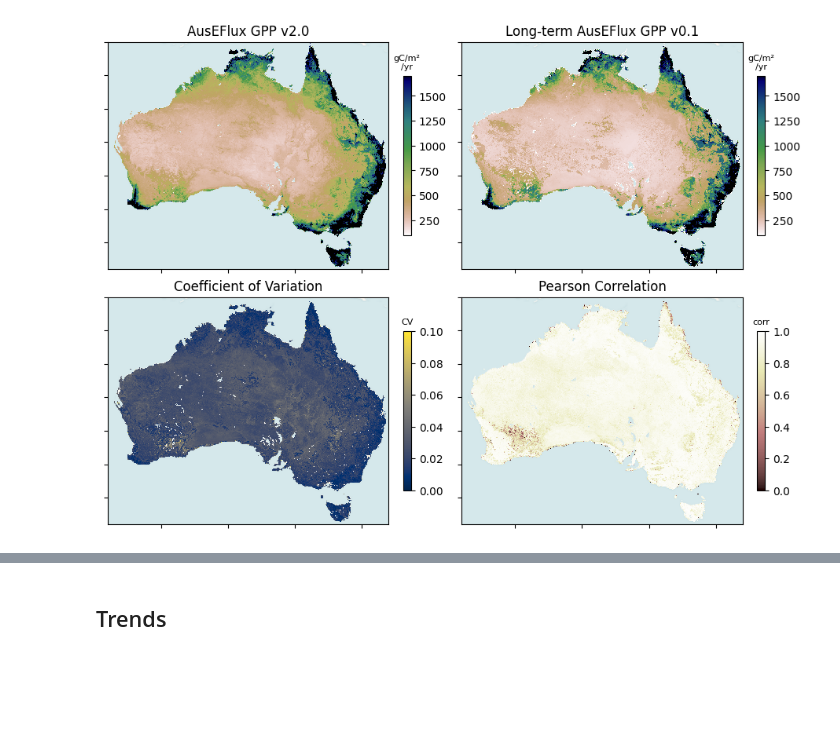
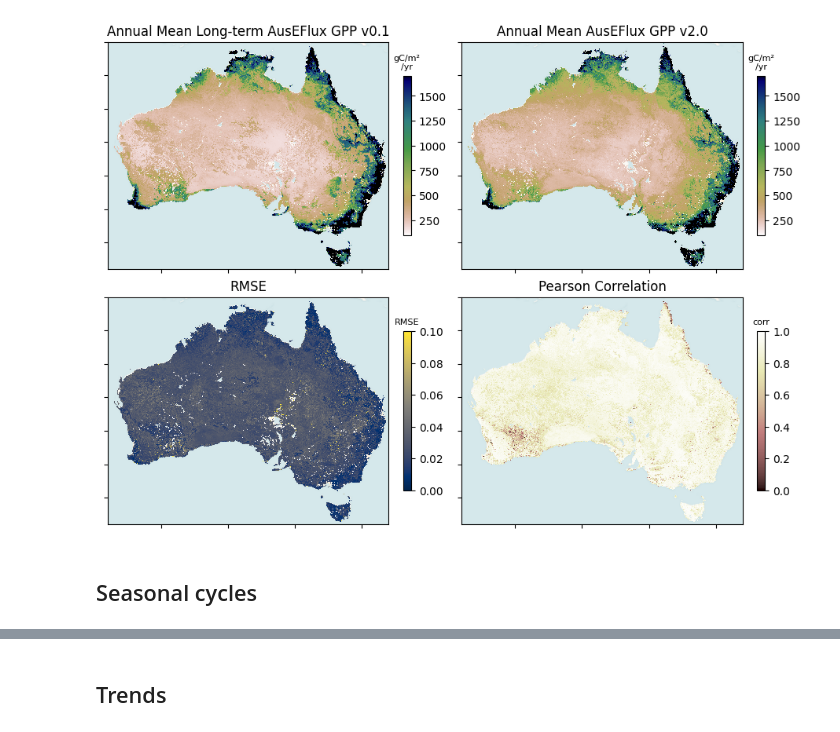
Before and after one commit to cbur24/Aus_CO2_fertilisation, a Jupyter notebook: notebooks/analysis/Compare_AusEFlux_versions.ipynb, the cells around one changed output, grey strips where cells are left out. Cells and saved outputs as stored; diff of their text form; code cells hidden in the pictures; blank space fills up the shorter version.

```diff
--- a/notebooks/analysis/Compare_AusEFlux_versions.ipynb
+++ b/notebooks/analysis/Compare_AusEFlux_versions.ipynb
@@ -45 +88,12 @@ mask = ~np.isnan(mean_2003)
+# %%
+# Long term means
+mean_v1= ds_v1.sel(time=slice('2003','2022')).mean('time')
+mean_v2 = ds_v2.sel(time=slice('2003','2022')).mean('time')
+
+#nan mask
+mask = ~np.isnan(mean_v2[f'{var}_median'])
+
+# Annual mean timeseries
+annual_mean_v1 = ds_v1.resample(time='YE').sum().where(mask)
+annual_mean_v2 = ds_v2.resample(time='YE').sum().where(mask)
 # %%
@@ -70,52 +136,51 @@ import xskillscore as xs
 # %%
-corr = xr.corr(ds_2003.sel(time=slice('2003','2022')), ds_1982.sel(time=slice('2003','2022')), dim='time').rename('Pearson Correlation')
+corr = xr.corr(ds_v2[f'{var}_median'].sel(time=slice('2003','2022')),
+               ds_v1[f'{var}_median'].sel(time=slice('2003','2022')), dim='time').rename('Pearson Correlation')
 
-cv = xs.rmse(ds_2003.sel(time=slice('2003','2022')), ds_1982.sel(time=slice('2003','2022')),
-                dim='time', skipna=True).rename('CV')
-cv = cv/annual_mean_2003.mean('time').where(mask)
+cv = xs.rmse(ds_v2[f'{var}_median'].sel(time=slice('2003','2022')),
+             ds_v1[f'{var}_median'].sel(time=slice('2003','2022')), dim='time', skipna=True).rename('CV')
+cv = cv/annual_mean_v2[f'{var}_median'].mean('time')
 
-corr_data = [annual_mean_2003.mean('time').where(mask),
-             annual_mean_1982.mean('time').where(mask),
-             # ((mean_2003 - mean_1982) / mean_2003 * 100),
+corr_data = [annual_mean_v1[f'{var}_median'].sel(time=slice('2003','2022')).mean('time'),
+             annual_mean_v2[f'{var}_median'].sel(time=slice('2003','2022')).mean('time'),
              cv,
              corr]
 # %%
-products=[f'AusEFlux GPP {version}', 'Long-term AusEFlux GPP v0.1',
-          'Coefficient of Variation', 'Pearson Correlation']
+products=[f'Annual Mean Long-term AusEFlux {var} v0.1', f'Annual Mean AusEFlux {var} v2.0',
+          'RMSE', 'Pearson Correlation']
 cmaps = ['gist_earth_r', 'gist_earth_r', 'cividis', 'pink']
 
 fig,axes = plt.subplots(2,2, figsize=(9,6.5), sharey=True, sharex=True, layout='constrained')
 
 for ax, ds, n, cmap in zip(axes.ravel(), corr_data, products, cmaps):
     if cmap=='pink':
         vmin=0
         vmax=1.0
         im = ds.plot(vmin=vmin, vmax=vmax, cmap=cmap, ax=ax, add_colorbar=False)
         title='corr'
 
     if cmap=='cividis':
-        vmin=0
-        vmax=0.10
+        vmin = 0
+        vmax = 0.1
         im = ds.plot(vmin=vmin, vmax=vmax, cmap=cmap, ax=ax, add_colorbar=False)
-        title='CV'
+        title='RMSE'
 
     if cmap=='gist_earth_r':
         vmin=100
         vmax=1700
         im = ds.plot(vmin=vmin, vmax=vmax, cmap=cmap, ax=ax, add_colorbar=False)
         title='gC/m\N{SUPERSCRIPT TWO}\n/yr'
 
     cbar = plt.colorbar(im, ax=ax, shrink=0.7)
     cbar.ax.set_title(title, fontsize=8)
     # cbar.ax.yaxis.set_major_formatter(FormatStrFormatter('%.0f'))
     ctx.add_basemap(ax, source=ctx.providers.CartoDB.VoyagerNoLabels, crs='EPSG:4326', attribution='', attribution_size=1)
     ax.set_title(f'{n}')
     ax.set_ylabel('')
     ax.set_xlabel('')
     ax.set_yticklabels([])
     ax.set_xticklabels([])
-
-fig.savefig("/g/data/os22/chad_tmp/Aus_CO2_fertilisation/results/figs/AusEFlux_GPP_compare_perpixel.png",
-            bbox_inches='tight', dpi=300)
 # %% [output]
-[figure, old version]
+[figure, new version]
+# %% [markdown]
+## Seasonal cycles
```
Also changed, not shown: parts of 29 cells of this notebook, 16 other files.
